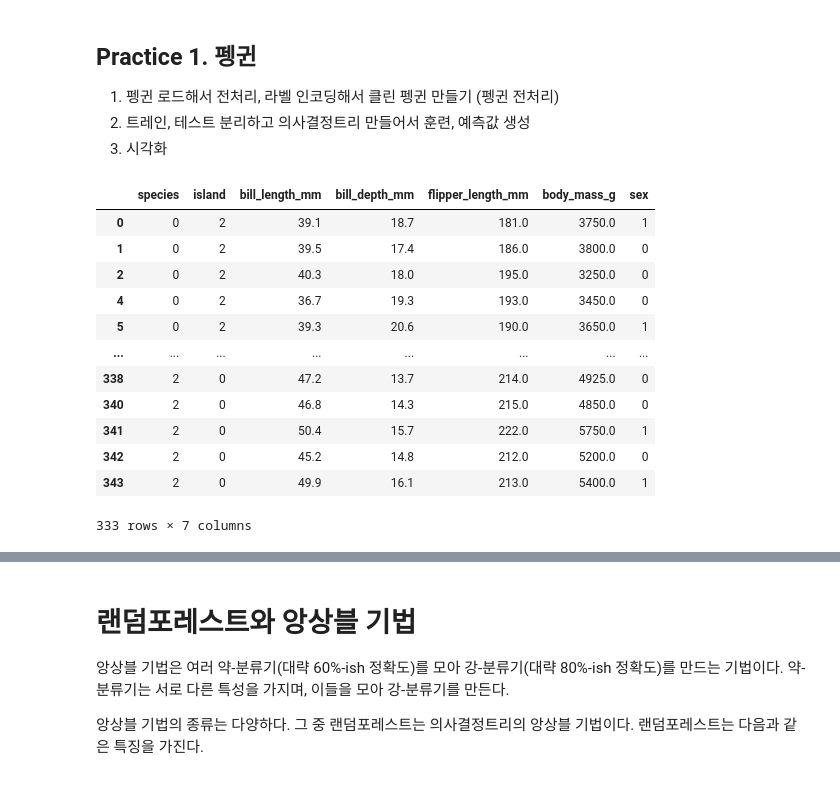
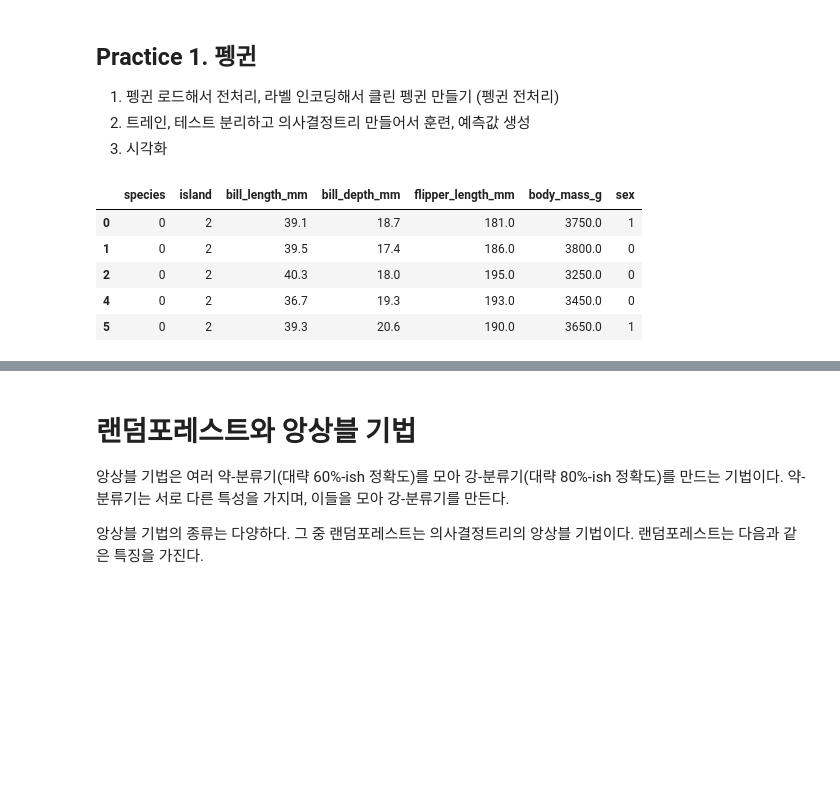
Before and after one commit to gatesplan/python-lecture, a Jupyter notebook: lecture-ml/ML 6. 의사결정트리, 랜덤포레스트와 앙상블 기법.ipynb, the cells around one changed output, grey strips where cells are left out. Cells and saved outputs as stored; diff of their text form; code cells hidden in the pictures; blank space fills up the shorter version.

```diff
--- a/lecture-ml/ML 6. 의사결정트리, 랜덤포레스트와 앙상블 기법.ipynb
+++ b/lecture-ml/ML 6. 의사결정트리, 랜덤포레스트와 앙상블 기법.ipynb
@@ -135,12 +143,13 @@ dtype: int64
 # embarked, deck 열 드롭
 titanic = titanic.drop(columns=['deck', 'embarked', 'alive'])
 
-# embark_town 최빈값
-titanic['embark_town'] = titanic['embark_town'].fillna(titanic['embark_town'].mode()[0])
+# 최빈값 mode
+freq = titanic['embark_town'].mode()[0]
+titanic['embark_town'] = titanic['embark_town'].fillna(freq)
 
-# age 평균값
-titanic['age'] = titanic['age'].fillna(titanic['age'].mean())
+# 평균값 mean
+mean = titanic['age'].mean()
+titanic['age'] = titanic['age'].fillna(mean)
 
-clean_titanic = titanic.copy()
-clean_titanic
+titanic.isna().sum()[titanic.isna().sum() > 0]
 # %% [output]
@@ -161,11 +158,13 @@ clean_titanic
 # 라벨 인코딩
 from sklearn.preprocessing import LabelEncoder
 
-target_cols = ['sex', 'class', 'who', 'adult_male', 'embark_town', 'alone']
-encoders = {}
-for col in target_cols:
-    encoders[col] = LabelEncoder()  # 인코더 생성
-    clean_titanic[col] = encoders[col].fit_transform(clean_titanic[col])  # 라벨 인코딩 해서 열 교체
+titanic
+targets = 'sex class who adult_male embark_town alone'.split()
 
-clean_titanic, encoders
+for col in targets:
+    le = LabelEncoder()
+    transformed = le.fit_transform(titanic[col])
+    titanic[col] = transformed
+
+titanic
 # %% [output]
@@ -229,27 +234,26 @@ plt.show()
 # %%
 import seaborn as sns
 from sklearn.preprocessing import LabelEncoder
 
 penguins = sns.load_dataset('penguins')
 penguins.dropna(inplace=True)
 
+# 라벨 인코딩, species, island, sex
+from sklearn.preprocessing import LabelEncoder
+
 encoders = {}
-for col in ['species', 'island', 'sex']:
-    encoders[col] = LabelEncoder()
-    penguins[col] = encoders[col].fit_transform(penguins[col])
+target_cols = 'species island sex'.split()
+for col in target_cols:
+    le = LabelEncoder()
+    encoders[col] = le
+    transformed = le.fit_transform(penguins[col])
+    penguins[col] = transformed
 
-penguins
+penguins.head()
 # %% [output]
 |  | species | island | bill_length_mm | bill_depth_mm | flipper_length_mm | body_mass_g | sex |
 | 0 | 0 | 2 | 39.1 | 18.7 | 181.0 | 3750.0 | 1 |
 | 1 | 0 | 2 | 39.5 | 17.4 | 186.0 | 3800.0 | 0 |
 | 2 | 0 | 2 | 40.3 | 18.0 | 195.0 | 3250.0 | 0 |
 | 4 | 0 | 2 | 36.7 | 19.3 | 193.0 | 3450.0 | 0 |
 | 5 | 0 | 2 | 39.3 | 20.6 | 190.0 | 3650.0 | 1 |
-| ... | ... | ... | ... | ... | ... | ... | ... |
-| 338 | 2 | 0 | 47.2 | 13.7 | 214.0 | 4925.0 | 0 |
-| 340 | 2 | 0 | 46.8 | 14.3 | 215.0 | 4850.0 | 0 |
-| 341 | 2 | 0 | 50.4 | 15.7 | 222.0 | 5750.0 | 1 |
-| 342 | 2 | 0 | 45.2 | 14.8 | 212.0 | 5200.0 | 0 |
-| 343 | 2 | 0 | 49.9 | 16.1 | 213.0 | 5400.0 | 1 |
-333 rows × 7 columns
```
Also changed, not shown: parts of 22 cells of this notebook, 18 other files.
